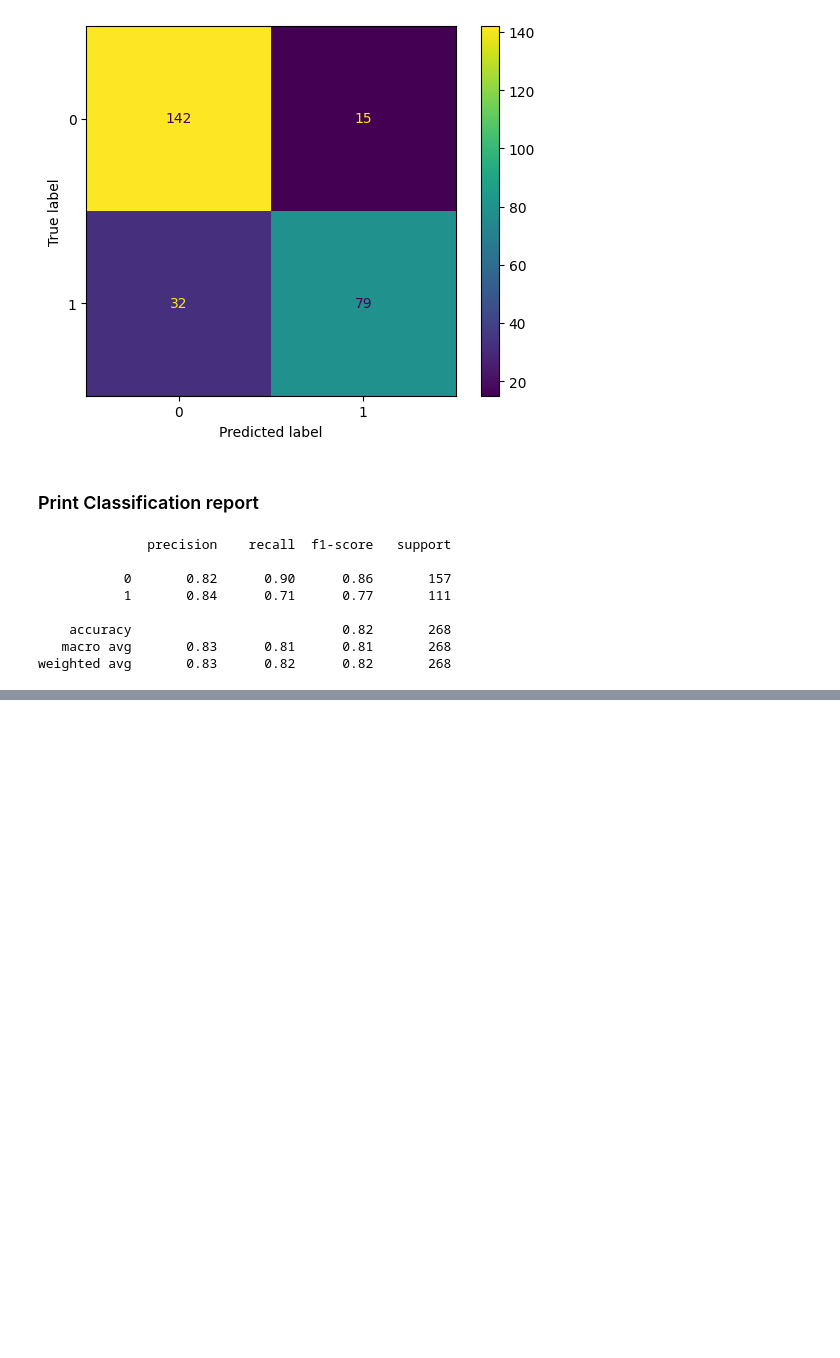
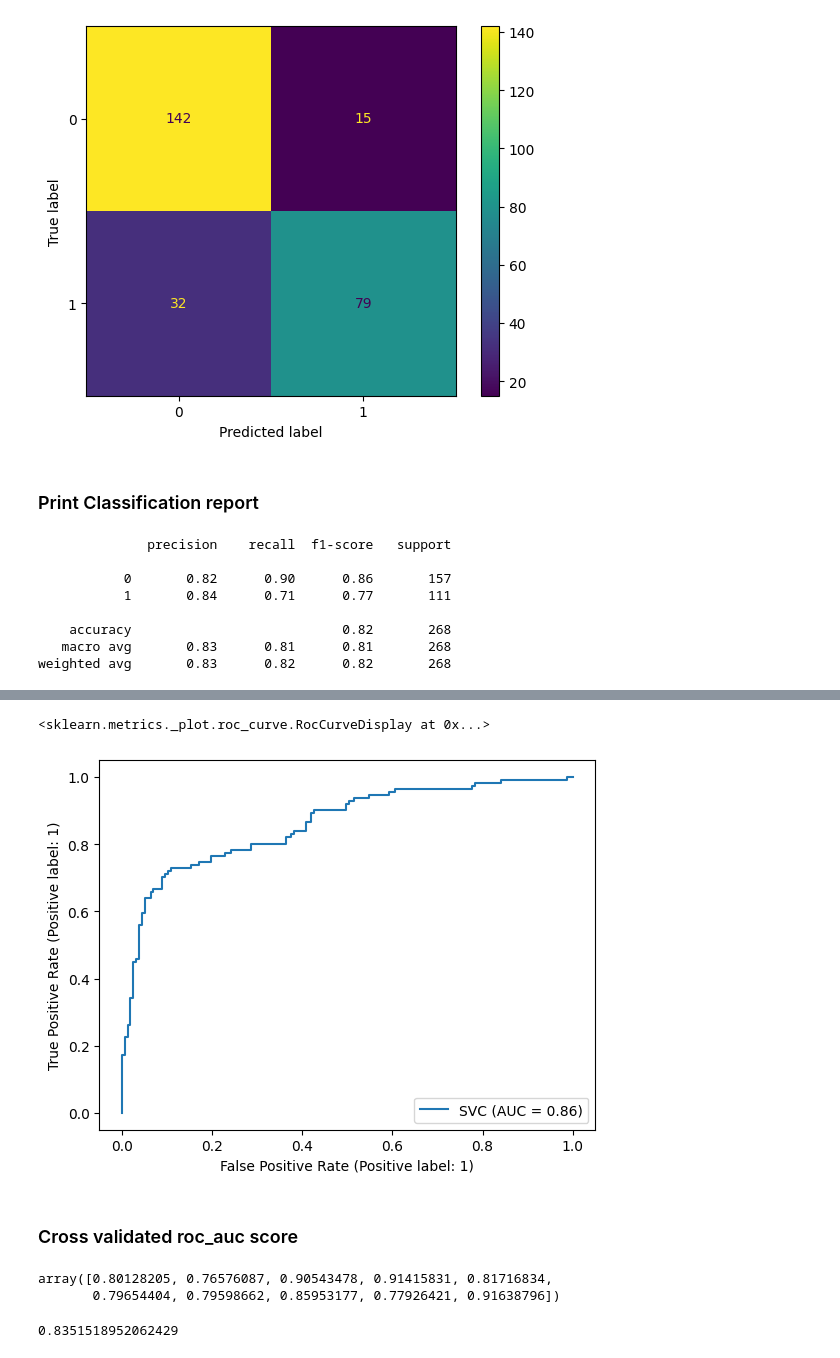
Before and after one commit to utkarshg1/VSCode_Thu_Fri_6_8pm, a Jupyter notebook: Algorithm Evaluation/AlgoEvaluation.ipynb, the cells around one changed output, grey strips where cells are left out. Saved outputs shown, nothing was run; the diff lists cells and outputs as text; code cells hidden in the pictures; blank space fills up the shorter version.

```diff
--- a/Algorithm Evaluation/AlgoEvaluation.ipynb
+++ b/Algorithm Evaluation/AlgoEvaluation.ipynb
@@ -390,0 +399,17 @@ weighted avg       0.83      0.82      0.82       268
+# %%
+RocCurveDisplay.from_estimator(best_model, xtest, ytest)
+# %% [output]
+<sklearn.metrics._plot.roc_curve.RocCurveDisplay at 0x...>
+[figure, added]
+# %% [markdown]
+### Cross validated roc_auc score
+# %%
+auc_scores = cross_val_score(best_model, xtrain, ytrain, cv=10, scoring='roc_auc')
+auc_scores
+# %% [output]
+array([0.80128205, 0.76576087, 0.90543478, 0.91415831, 0.81716834,
+       0.79654404, 0.79598662, 0.85953177, 0.77926421, 0.91638796])
+# %%
+auc_scores.mean()
+# %% [output]
+0.8351518952062429
```
Also changed, not shown: parts of 28 cells of this notebook, 1 other file.
